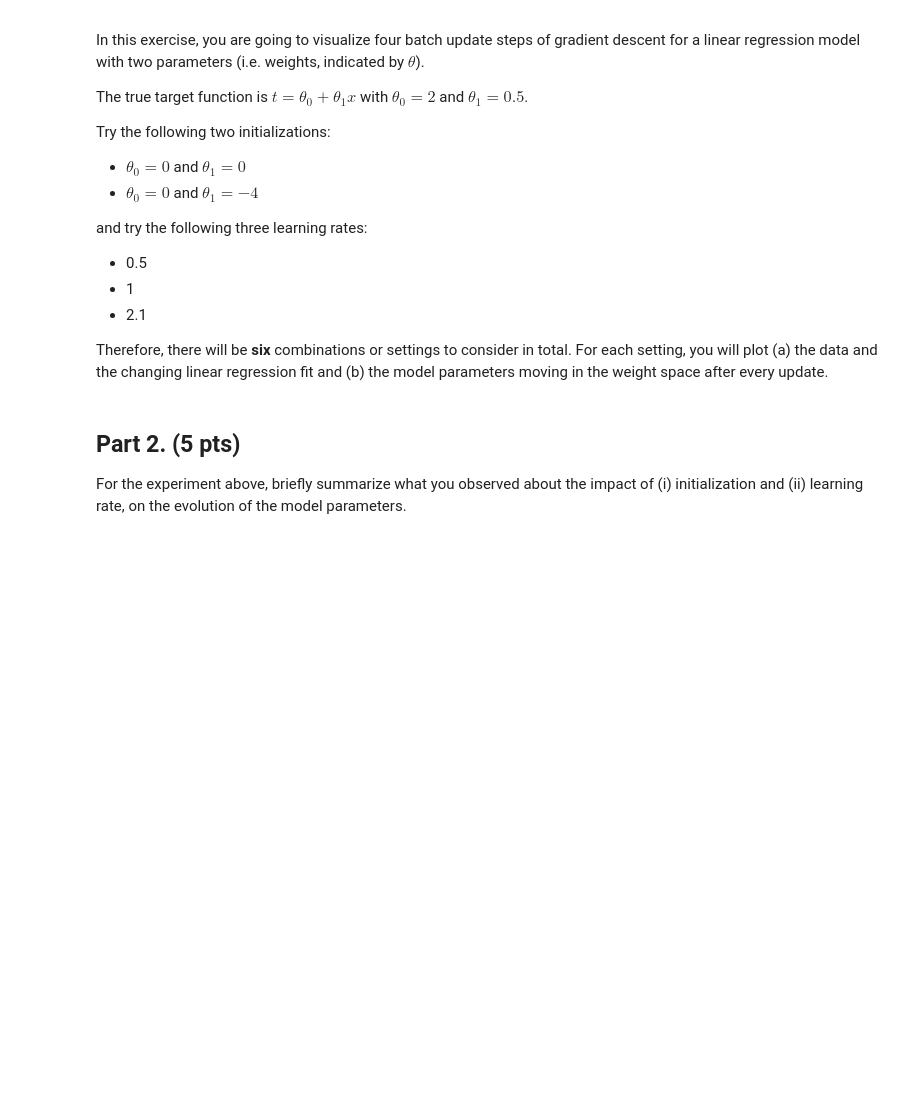
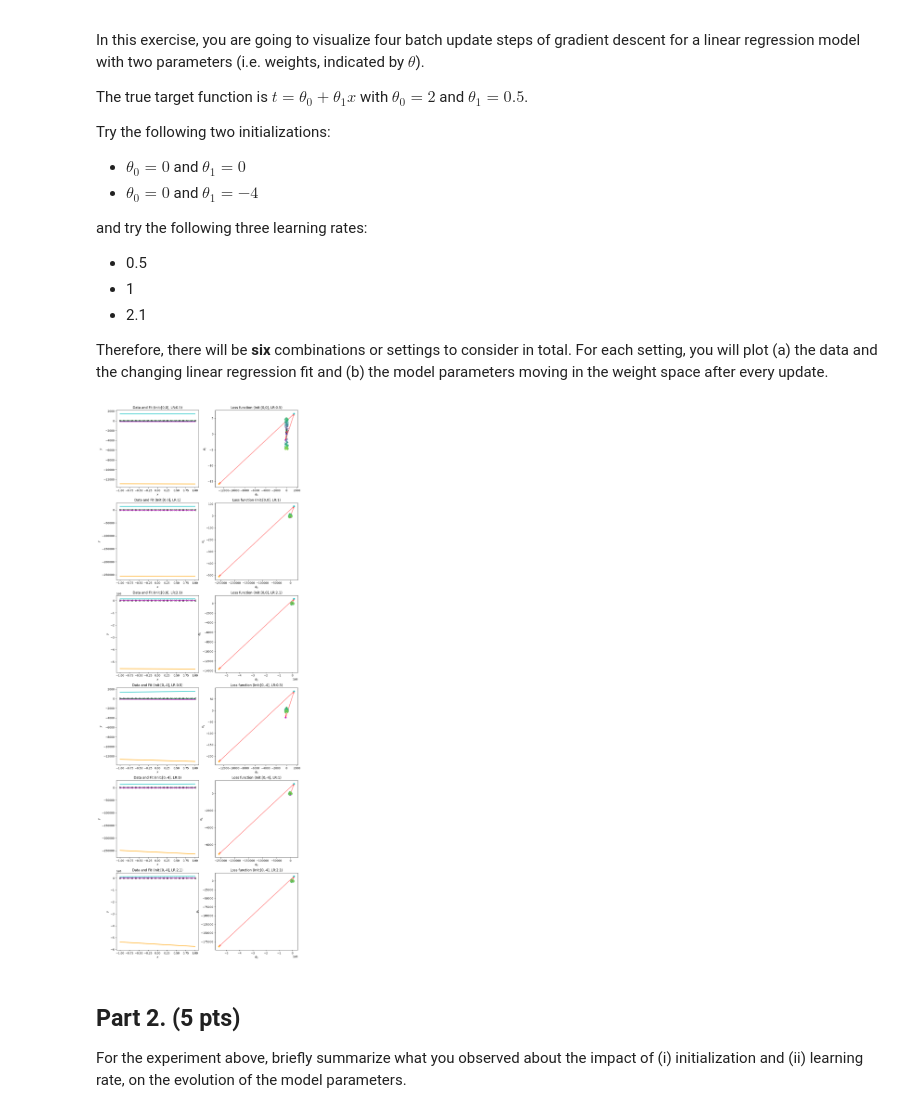
Before and after one commit to saiyam-shah/ml-ass2, a Jupyter notebook: HW_2-2.ipynb, the cells around one changed output. Saved outputs shown, nothing was run; the diff lists cells and outputs as text; code cells hidden in the pictures; blank space fills up the shorter version.

```diff
--- a/HW_2-2.ipynb
+++ b/HW_2-2.ipynb
@@ -461,8 +614,8 @@ def model(x, theta0, theta1):
 # %%
 # Experiment with different initialization and learning rate combinations
 ### START CODE ###
-init_list = [None]
-lr_list = [None]
+init_list = [(0, 0), (0, -4)]
+lr_list = [0.5, 1, 2.1]
 ### END CODE ###
 
 # Left column shows the data and the changing linear regression models
@@ -494,36 +647,38 @@ for i, init in enumerate(init_list):
             this_theta = np.empty((2,))
             # Update theta
             ### START CODE ### (2 lines of code)
-            this_theta[0] = None
-            this_theta[1] = None
+            this_theta[0] = last_theta[0] - lr * np.sum(-y + (last_theta[0] + last_theta[1] * x))
+            this_theta[1] = last_theta[1] - lr * np.sum((-y + (last_theta[0] + last_theta[1] * x)) * x)
             ### END CODE ###
             theta.append(this_theta)
             L.append(loss_func(*this_theta))
 
         # Annotate the loss function plot with coloured points indicating the
         # parameters chosen and red arrows indicating the steps down the gradient.
         # Also plot the fit function on the LHS data plot in a matching colour.
         colors = ['b', 'g', 'm', 'c', 'orange']
         ax[row_idx][0].plot(x, model(x, *theta[0]), color=colors[0], lw=2,
                    label=r'$\theta_0 = {:.3f}, \theta_1 = {:.3f}$'.format(*theta[0]))
         for k in range(1,N+1):
             ax[row_idx][1].annotate('', xy=theta[k], xytext=theta[k-1],
                            arrowprops={'arrowstyle': '->', 'color': 'r', 'lw': 1},
                            va='center', ha='center')
             ax[row_idx][0].plot(x, model(x, *theta[k]), color=colors[k], lw=2,
                    label=r'$\theta_0 = {:.3f}, \theta_1 = {:.3f}$'.format(*theta[k]))
         ax[row_idx][1].scatter(*zip(*theta), c=colors, s=40, lw=0)
 
         # Labels and titles.
         ax[row_idx][1].set_xlabel(r'$\theta_0$')
         ax[row_idx][1].set_ylabel(r'$\theta_1$')
         ax[row_idx][1].set_title(f'Loss function (Init:[{init[0]},{init[1]}], LR:{lr})')
         ax[row_idx][0].set_xlabel(r'$x$')
         ax[row_idx][0].set_ylabel(r'$y$')
         ax[row_idx][0].set_title(f'Data and Fit (Init:[{init[0]},{init[1]}], LR:{lr})')
         axbox = ax[row_idx][0].get_position()
 
 plt.show()
+# %% [output]
+[figure, added]
 # %% [markdown]
 ## Part 2. **(5 pts)** ##
 For the experiment above, briefly summarize what you observed about the impact of (i) initialization and (ii) learning rate, on the evolution of the model parameters.
```
Also changed, not shown: parts of 9 cells of this notebook.
